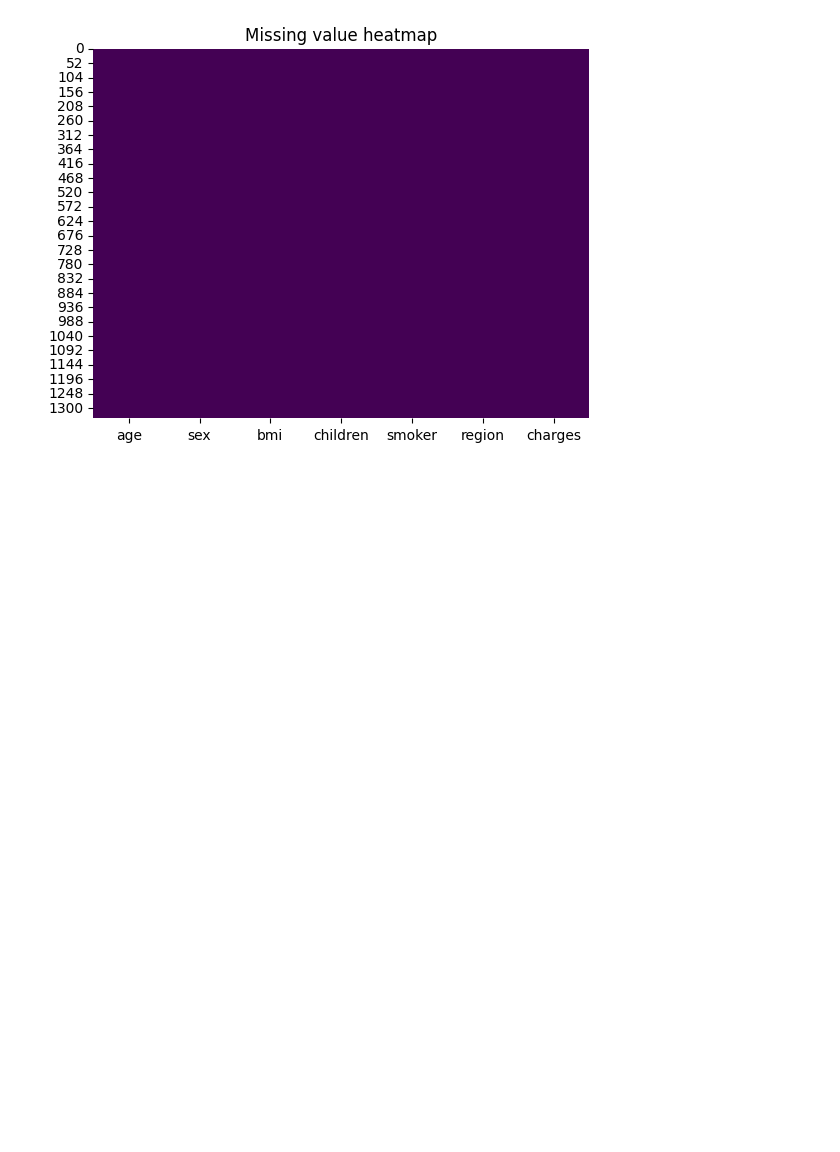
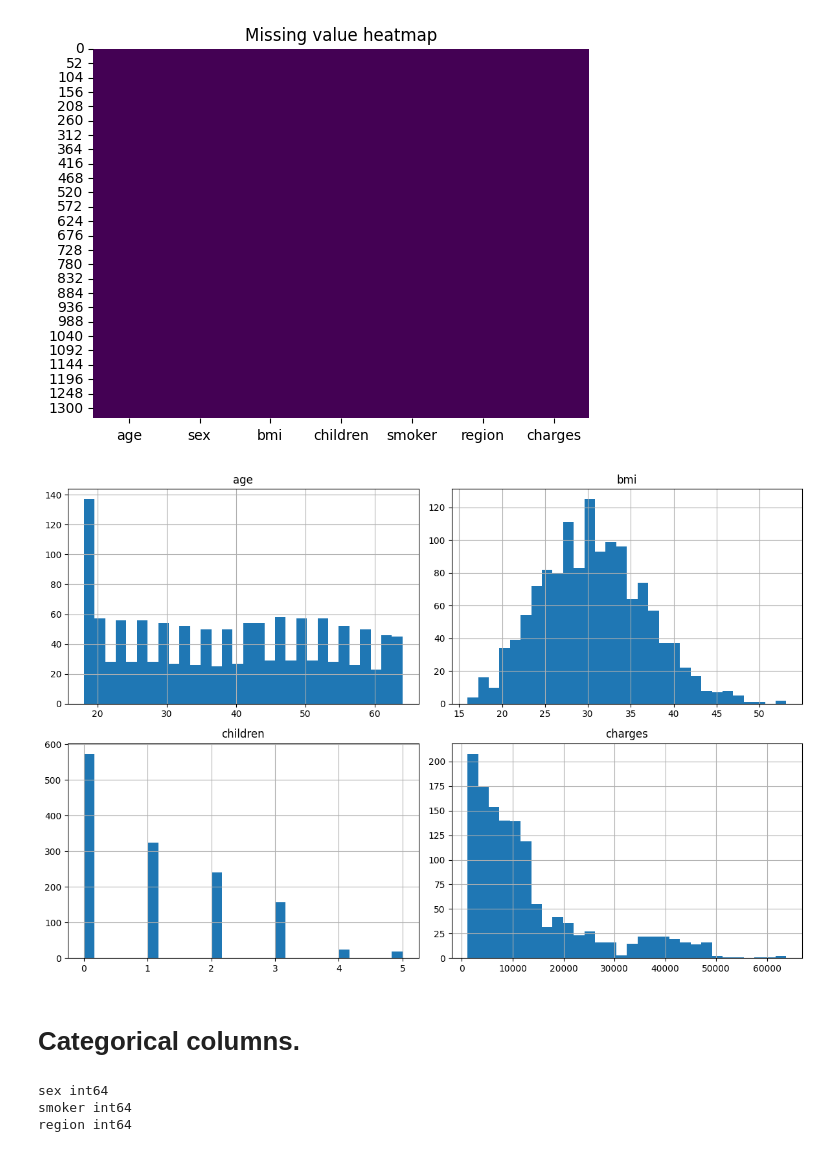
Before and after one commit to Mehreen-siddique/Machine_learning_projects, a Jupyter notebook: Insurance_eda_v1.ipynb, the cells around one changed output. Cells and saved outputs as stored; diff of their text form; code cells hidden in the pictures; blank space fills up the shorter version.

Commit message:
Convert object datat type column into int type. do encoding and feature engineering.Then train and test on models.

```diff
--- a/Insurance_eda_v1.ipynb
+++ b/Insurance_eda_v1.ipynb
@@ -138,3 +138,11 @@ plt.title("Missing value heatmap")
 plt.show()
 # %% [output]
 [figure]
+# %%
+df.hist(figsize = (12,8), bins = 30)
+plt.tight_layout()
+plt.show()
+# %% [output]
+[figure, added]
+# %% [markdown]
+# Categorical columns.
@@ -140,0 +152,9 @@ plt.show()
+# %%
+for i in df:
+    if(df[i].dtypes == 'object'):
+        df[i] = le.fit_transform(df[i])
+        print(i,df[i].dtypes )
+# %% [output]
+sex int64
+smoker int64
+region int64
```
Also changed, not shown: parts of 50 cells of this notebook.
